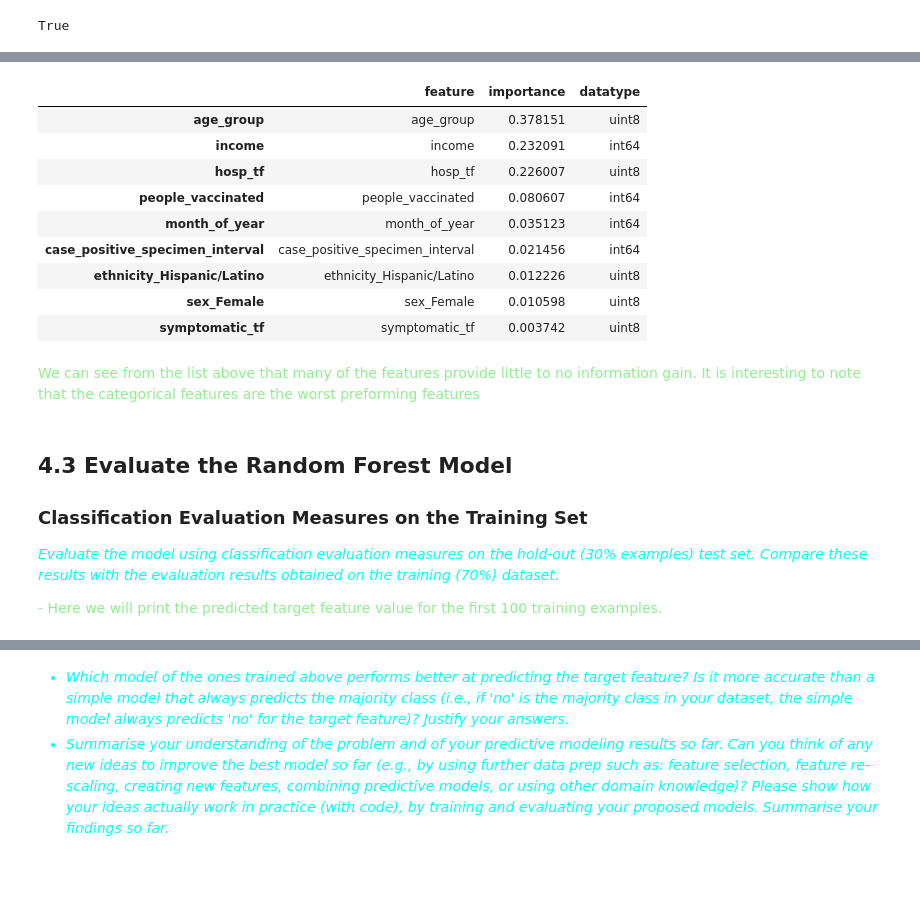
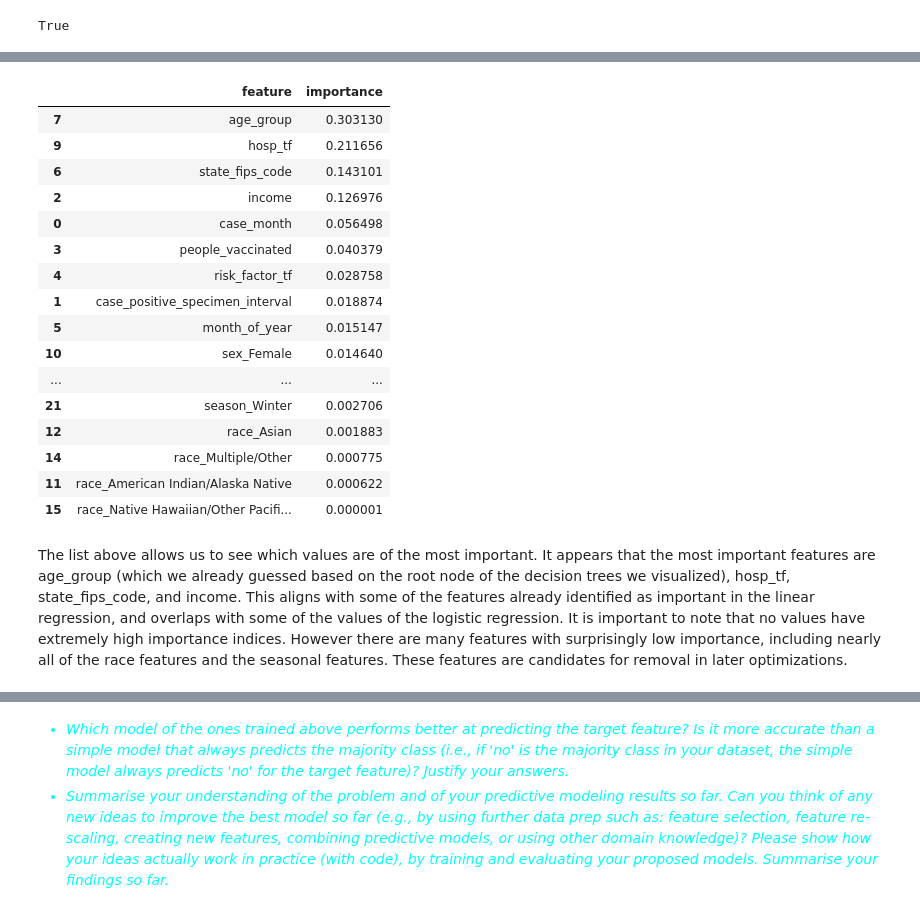
Before and after one commit to tlopesx/Assignment-2, a Jupyter notebook: 22202398_Submission/22202398-Homework2-Notebook.ipynb, the cells around one changed output, grey strips where cells are left out. Saved outputs shown, nothing was run; the diff lists cells and outputs as text; code cells hidden in the pictures; blank space fills up the shorter version.

Commit message:
Finished Random Forest Model

```diff
--- a/22202398_Submission/22202398-Homework2-Notebook.ipynb
+++ b/22202398_Submission/22202398-Homework2-Notebook.ipynb
@@ -1030,14 +1023,14 @@ We will now drop these features
 - We will drop the features from model_data, allowing us to revert back to the original dataset when we want to compare the performance of our new dataset with the original.
 # %%
 # Copy the data frame
-model_data = data_cleaned.copy()
+dropped_column_data = data_cleaned.copy()
 # Concatenate the list of features to drop
 features_to_drop = cont_low_correlation_features + cat_low_correlation_features
 # Drop the features
-model_data = model_data.drop(columns=features_to_drop)
+dropped_column_data = dropped_column_data.drop(columns=features_to_drop)
 
 # Print the new dataframe
-model_data.head(10)
+dropped_column_data.head(10)
 # %% [output]
 |  | case_month | state_fips_code | age_group | sex | race | ethnicity | case_positive_specimen_interval | ... |
 | 0 | 2020-11-01 | 32 | 65+ years | Female | White | Non-Hispanic/Latino | 2 | ... |
@@ -1057,6 +1050,8 @@ We have now identified the features that we want to use in our predictive models
 
 ### 1.4.1 Integer encoding
 # %%
+model_data = dropped_column_data.copy()
+
 # Integer encoding of age group
 model_data['age_group'] = model_data['age_group'].map({'65+ years': 3, '50 to 64 years': 2, '18 to 49 years': 1, '0 - 17 years': 0}).astype('uint8')
 
@@ -1251,2 +1248,15 @@ X_train.head(5)
+# %%
+scaler = MinMaxScaler()
+
+# Fit on the training data
+scaler.fit(X_train)
+
+# Transform the testing and training data
+X_train = pd.DataFrame(scaler.transform(X_train), columns = X_train.columns)
+X_test = pd.DataFrame(scaler.transform(X_test), columns = X_test.columns)
+
+# Also ravel the y_test and y_train for ease of use later on
+y_train = y_train.values.ravel()
+y_test = y_test.values.ravel()
 # %% [markdown]
 The datasets are now ready for modeling!
@@ -2046,6 +2054,11 @@ dtc4 = DecisionTreeClassifier(max_depth=4, random_state=1)
 # Train the decision tree model
 dtc4.fit(X_train, y_train)
 
+# Instantiate another decision tree classifier with a max depth of 4, and a random state of 1 for reproducibility
+dtc4v2 = DecisionTreeClassifier(max_depth=4, random_state=5)
+# Train the decision tree model
+dtc4v2.fit(X_train, y_train)
+
 # Instantiate a decision tree classifier with a max depth of 10, and a random state of 1 for reproducibility
 dtc10 = DecisionTreeClassifier(max_depth=6, random_state=1)
 # Train the decision tree model
@@ -2103,25 +2112,23 @@ As mentioned above the random forest will keep track of the importance of featur
 # %%
-importance = pd.DataFrame({'feature': X_train.columns, 'importance':rfc.feature_importances_, 'datatype': X_train.dtypes})
+importance = pd.DataFrame({'feature': X_train.columns, 'importance':rfc.feature_importances_})
 importance.sort_values('importance', ascending=False)
 # %% [output]
-|  | feature | importance | datatype |
-| age_group | age_group | 0.378151 | uint8 |
-| income | income | 0.232091 | int64 |
-| hosp_tf | hosp_tf | 0.226007 | uint8 |
-| people_vaccinated | people_vaccinated | 0.080607 | int64 |
-| month_of_year | month_of_year | 0.035123 | int64 |
-| case_positive_specimen_interval | case_positive_specimen_interval | 0.021456 | int64 |
-| ethnicity_Hispanic/Latino | ethnicity_Hispanic/Latino | 0.012226 | uint8 |
-| sex_Female | sex_Female | 0.010598 | uint8 |
-| symptomatic_tf | symptomatic_tf | 0.003742 | uint8 |
+|  | feature | importance |
+| 7 | age_group | 0.303130 |
+| 9 | hosp_tf | 0.211656 |
+| 6 | state_fips_code | 0.143101 |
+| 2 | income | 0.126976 |
+| 0 | case_month | 0.056498 |
+| 3 | people_vaccinated | 0.040379 |
+| 4 | risk_factor_tf | 0.028758 |
+| 1 | case_positive_specimen_interval | 0.018874 |
+| 5 | month_of_year | 0.015147 |
+| 10 | sex_Female | 0.014640 |
+| ... | ... | ... |
+| 21 | season_Winter | 0.002706 |
+| 12 | race_Asian | 0.001883 |
+| 14 | race_Multiple/Other | 0.000775 |
+| 11 | race_American Indian/Alaska Native | 0.000622 |
+| 15 | race_Native Hawaiian/Other Pacifi... | 0.000001 |
-# %% [markdown]
-<div style="color: lightgreen;">
-We can see from the list above that many of the features provide little to no information gain. It is interesting to note that the categorical features are the worst preforming features
-</div>
-# %% [markdown]
-## 4.3 Evaluate the Random Forest Model
-
-### **Classification Evaluation Measures on the Training Set**
-<span style="color: cyan; font-style: italic"> Evaluate the model using classification evaluation measures on the hold-out (30% examples) test set. Compare these results with the evaluation results obtained on the training (70%) dataset. </span>
-
-<div style="color: lightgreen">  - Here we will print the predicted target feature value for the first 100 training examples. </div>
+# %% [markdown]
+The list above allows us to see which values are of the most important. It appears that the most important features are age_group (which we already guessed based on the root node of the decision trees we visualized), hosp_tf, state_fips_code, and income. This aligns with some of the features already identified as important in the linear regression, and overlaps with some of the values of the logistic regression. It is important to note that no values have extremely high importance indices. However there are many features with surprisingly low importance, including nearly all of the race features and the seasonal features. These features are candidates for removal in later optimizations.
```
Also changed, not shown: parts of 49 cells of this notebook, 4 other files.
